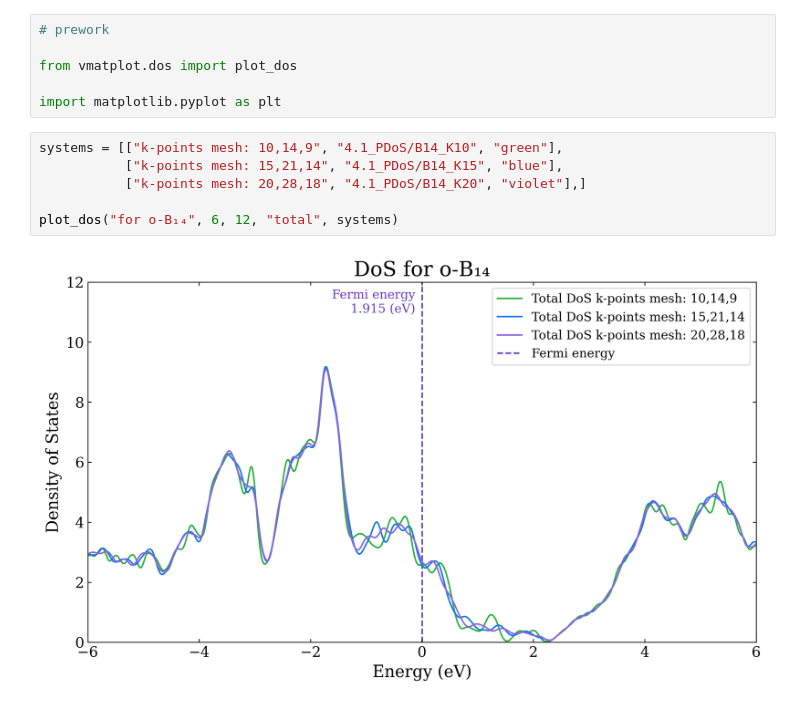
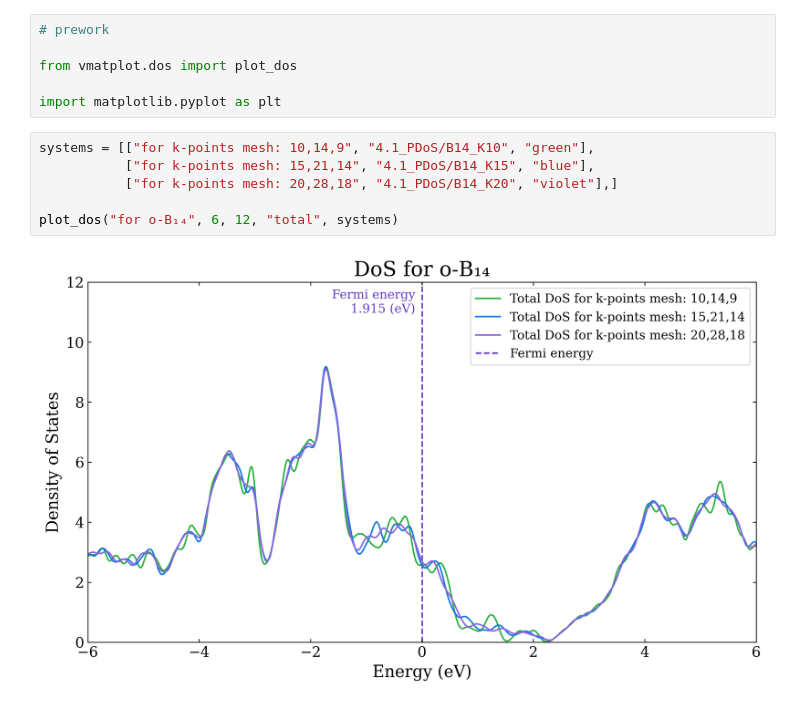
Before and after one commit to Photonico/o-B14_20241024, a Jupyter notebook: 4.0_DoS.ipynb, the cells around one changed output. Drawn from its saved outputs; the diff is of its cells as text.

```diff
--- a/4.0_DoS.ipynb
+++ b/4.0_DoS.ipynb
@@ -9,10 +9,10 @@ from vmatplot.dos import plot_dos
 
 import matplotlib.pyplot as plt
 # %%
-systems = [["k-points mesh: 10,14,9", "4.1_PDoS/B14_K10", "green"],
-           ["k-points mesh: 15,21,14", "4.1_PDoS/B14_K15", "blue"],
-           ["k-points mesh: 20,28,18", "4.1_PDoS/B14_K20", "violet"],]
+systems = [["for k-points mesh: 10,14,9", "4.1_PDoS/B14_K10", "green"],
+           ["for k-points mesh: 15,21,14", "4.1_PDoS/B14_K15", "blue"],
+           ["for k-points mesh: 20,28,18", "4.1_PDoS/B14_K20", "violet"],]
 
 plot_dos("for o-B₁₄", 6, 12, "total", systems)
 # %% [output]
-[figure, old version]
+[figure, new version]
```
